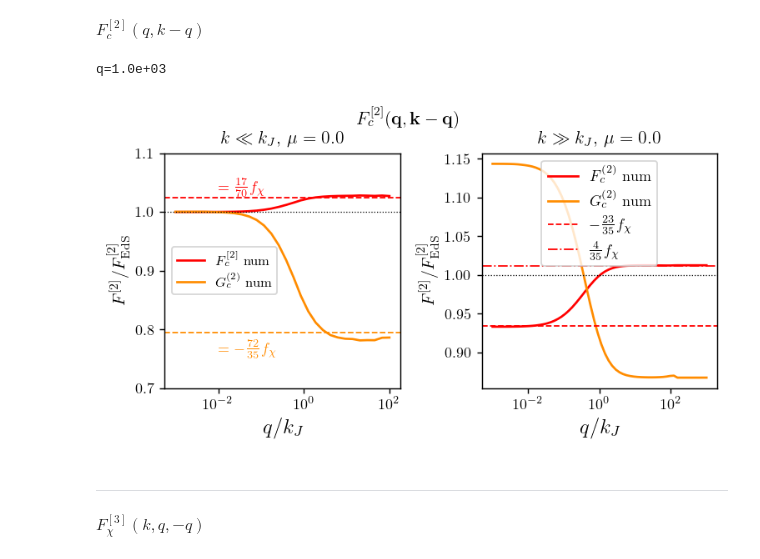
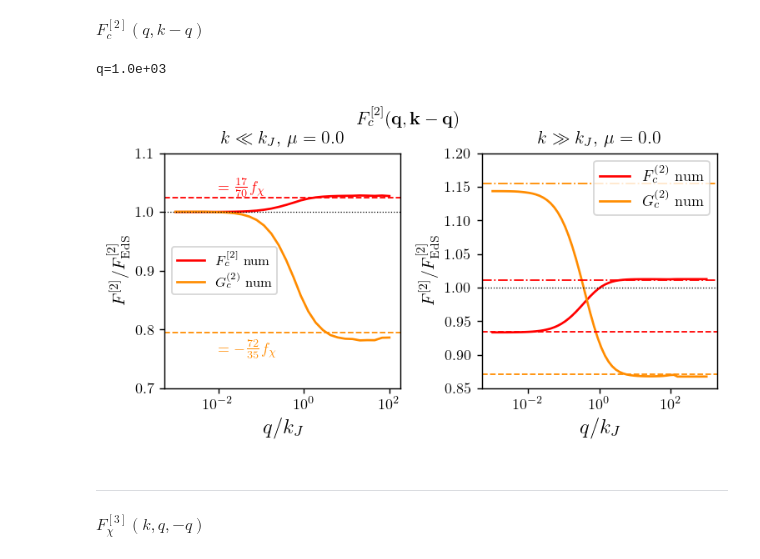
Before and after one commit to fverd/class, a Jupyter notebook: soundspeed-scripts/kernels-fullnum/tabellona-kernels.ipynb, the cells around one changed output. Cells and saved outputs as stored; diff of their text form; code cells hidden in the pictures.

```diff
--- a/soundspeed-scripts/kernels-fullnum/tabellona-kernels.ipynb
+++ b/soundspeed-scripts/kernels-fullnum/tabellona-kernels.ipynb
@@ -113,36 +113,41 @@ ax1.set_xlabel(r'$q/k_J$', fontsize=14)
 
 kphigh=10
 qlist=np.logspace(-3,3,60)
 Flist_high=[]
 for qp in qlist:
     print(f'q={qp:.1e}', end='\r', flush=True)
     kMq = np.sqrt(kphigh**2 + qp**2 - 2*kphigh*qp*mup)
     cT12 = (kphigh*mup-qp)/kMq
     F2c,G2_c,F2x,_=nk.solve_F2([qp,kMq,cT12], return_timedep=False)
     Flist_high.append([F2c,nk.F2_0(kphigh,qp,mup), G2_c, nk.G2_0(kphigh,qp,mup)])
 Flist_high=np.array(Flist_high)
 
 # Second plot
 ax2.plot(qlist,Flist_high[:,0]/Flist_high[:,1], 'r', label=r'$F_c^{(2)}$ num')
 ax2.plot(qlist,Flist_high[:,2]/Flist_high[:,3], 'darkorange', label=r'$G_c^{(2)}$ num')
 
 DeltaF2c_qkMq_limD = -23/35*fx
-ax2.axhline(1+DeltaF2c_qkMq_limD, color='r', linestyle='--', linewidth=1, label=r'$-\frac{23}{35}f_\chi$')
+ax2.axhline(1+DeltaF2c_qkMq_limD, color='r', linestyle='--', linewidth=1)
 DeltaF2c_qkMq_limC = 4/35*fx
-ax2.axhline(1+DeltaF2c_qkMq_limC, color='r', linestyle='-.', linewidth=1, label=r'$\frac{4}{35}f_\chi$')
+ax2.axhline(1+DeltaF2c_qkMq_limC, color='r', linestyle='-.', linewidth=1)
+ax2.axhline(1+54/35*fx, color='darkorange', linestyle='-.', linewidth=1)
+ax2.axhline(1-9/7*fx, color='darkorange', linestyle='--', linewidth=1)
+
 ax2.axhline(1, color='k', linestyle=':', linewidth=0.7)
 ax2.legend()
 ax2.set_title(r'$k\gg k_J$'+r', $\mu='+'%.1f'%mup+r'$')
 ax2.set_xscale('log')
 ax2.set_ylabel(r'$F^{[2]}/F^{[2]}_\mathrm{EdS}$', fontsize=11)
 ax2.set_xlabel(r'$q/k_J$', fontsize=14)
+ax2.set_ylim([0.85,1.2])
+
 plt.suptitle(r'$F_c^{[2]}(\mathbf{q},\mathbf{k}-\mathbf{q})$',y=0.92)
 plt.tight_layout()
 # plt.savefig('/home/fverdian/class/soundspeed-scripts/figure/F2c_qkMq.pdf', bbox_inches='tight')
 plt.show()
 # %% [output]
 q=1.0e+03
-[figure, old version]
+[figure, new version]
 # %% [markdown]
 ---
 $F^{[3]}_\chi (k,q,-q)$
```
